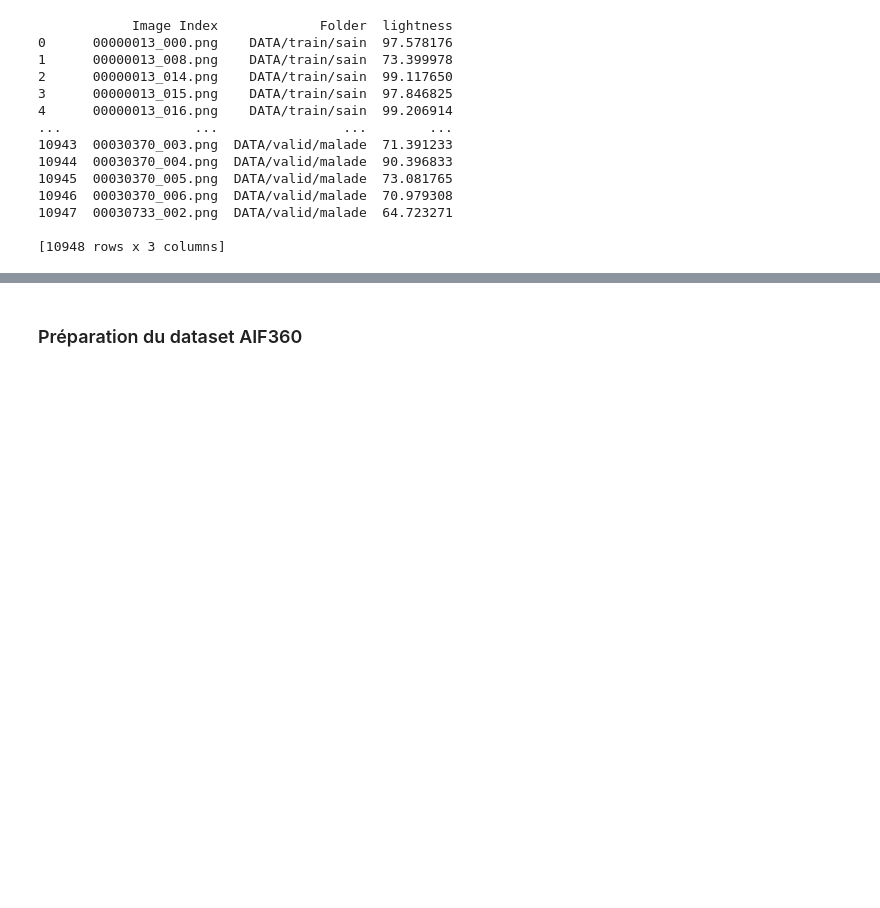
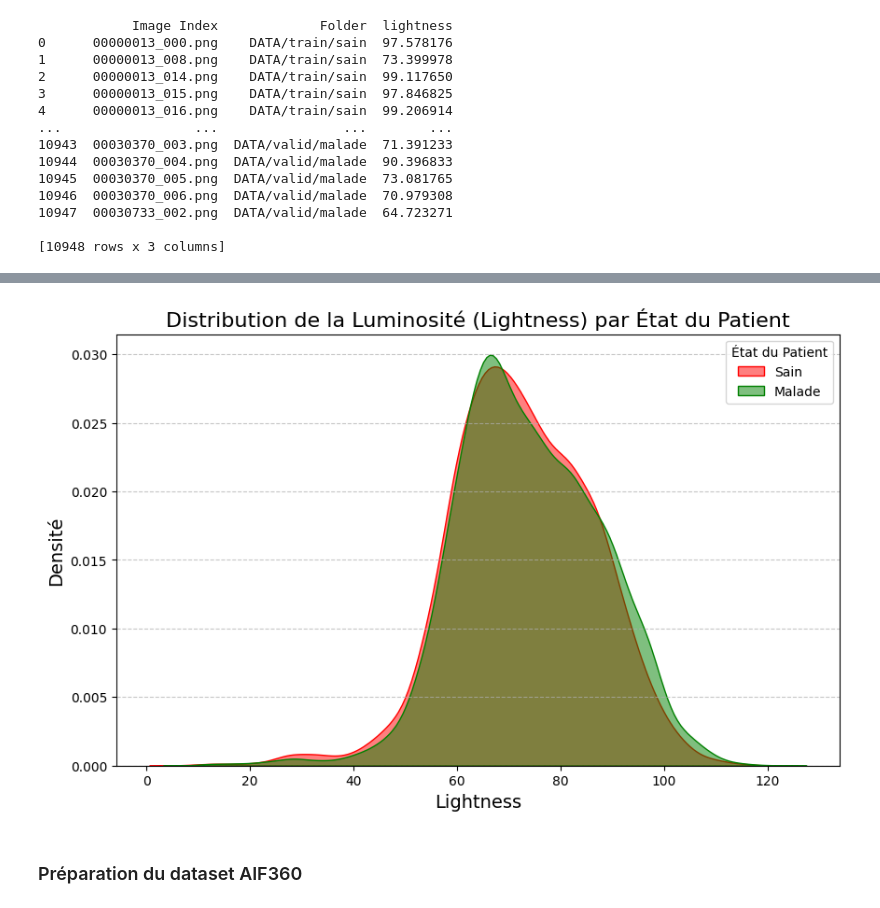
Before and after one commit to Raouf-Medj/projet-fairness, a Jupyter notebook: rendu.ipynb, the cells around one changed output, grey strips where cells are left out. Drawn from its saved outputs; the diff is of its cells as text; code cells hidden in the pictures; blank space fills up the shorter version.

```diff
--- a/rendu.ipynb
+++ b/rendu.ipynb
@@ -842,3 +882,20 @@ print(df)
+# %%
+# Vérifions d'abord si la colonne 'lightness' existe dans le DataFrame
+if 'lightness' in df.columns and 'Folder' in df.columns:
+    df['labels'] = df['Folder'].apply(lambda x: 1 if 'malade' in x else 0)
+    plt.figure(figsize=(10, 6))
+    sns.kdeplot(data=df, x='lightness', hue='labels', fill=True, common_norm=False,
+                palette={0: 'green', 1: 'red'}, alpha=0.5)
+    plt.title('Distribution de la Luminosité (Lightness) par État du Patient', fontsize=16)
+    plt.xlabel('Lightness', fontsize=14)
+    plt.ylabel('Densité', fontsize=14)
+    plt.legend(title='État du Patient', labels=['Sain', 'Malade'])
+    plt.grid(axis='y', linestyle='--', alpha=0.7)
+    plt.show()
+else:
+    print("Les colonnes 'lightness' ou 'Folder' n'existent pas dans le DataFrame.")
+# %% [output]
+[figure, added]
 # %% [markdown]
 ### Préparation du dataset AIF360
 # %%
```
Also changed, not shown: parts of 4 cells of this notebook.
